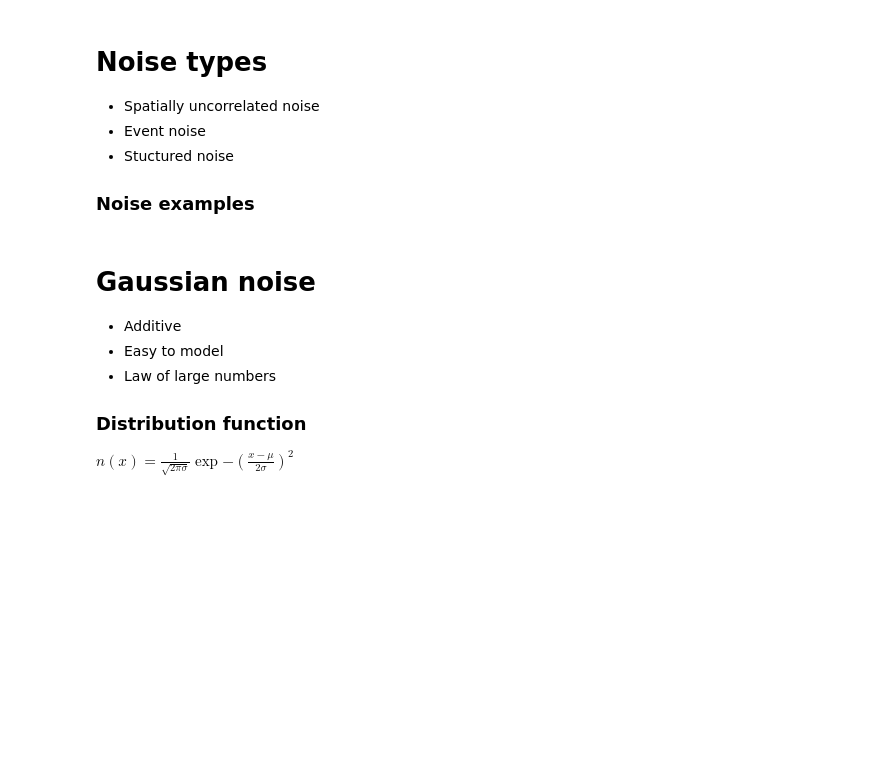
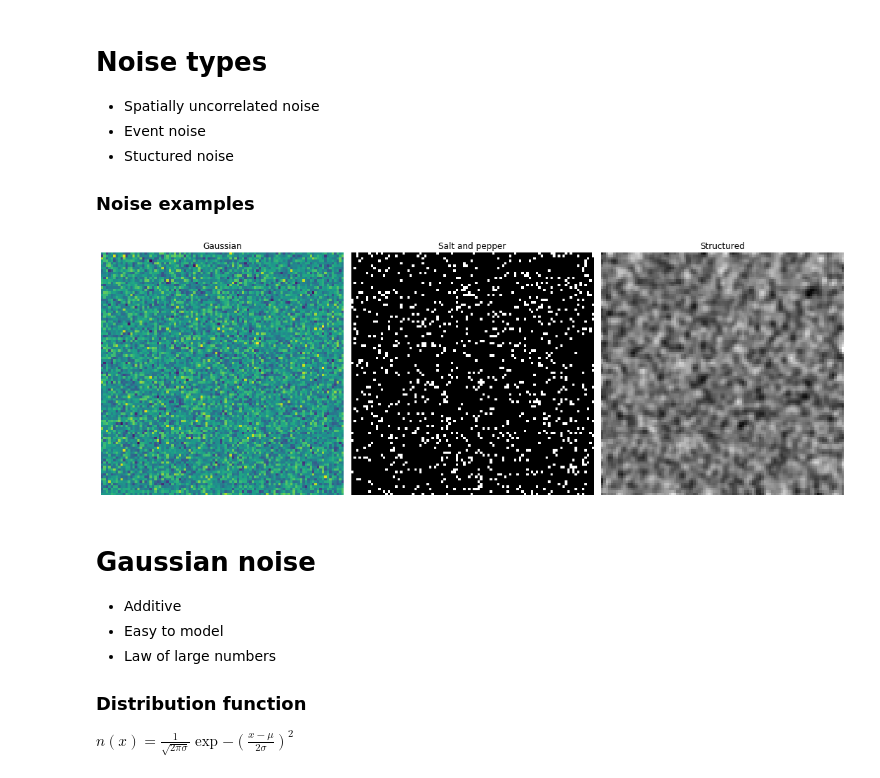
Before and after one commit to kmader/Quantitative-Big-Imaging-2019, a Jupyter notebook: Lectures/02-ImageEnhancement.ipynb, the cells around one changed output. Cells and saved outputs as stored; diff of their text form; code cells hidden in the pictures; blank space fills up the shorter version.

Commit message:
Added distribution plots and executed all cells.

```diff
--- a/Lectures/02-ImageEnhancement.ipynb
+++ b/Lectures/02-ImageEnhancement.ipynb
@@ -56,10 +56,13 @@ Traditionally, the processing of image data can be divided into a series of sub
 
 ### Noise examples
 # %%
-plt.figure(figsize=[12,5]);
+plt.figure(figsize=[15,6]);
 plt.subplot(1,3,1);plt.imshow(np.random.normal(0,1,[100,100])); plt.title('Gaussian');plt.axis('off');
 plt.subplot(1,3,2);plt.imshow(0.90<np.random.uniform(0,1,size=[100,100]),cmap='gray'); plt.title("Salt and pepper"),plt.axis('off');
 plt.subplot(1,3,3);plt.imshow(ski.filters.gaussian(np.random.normal(0,1,size=[100,100]),sigma=1),cmap='gray'); plt.title("Structured"),plt.axis('off');
+plt.tight_layout()
+# %% [output]
+[figure, added]
 # %% [markdown]
 # Gaussian noise
 * Additive
```
Also changed, not shown: parts of 16 cells of this notebook.
